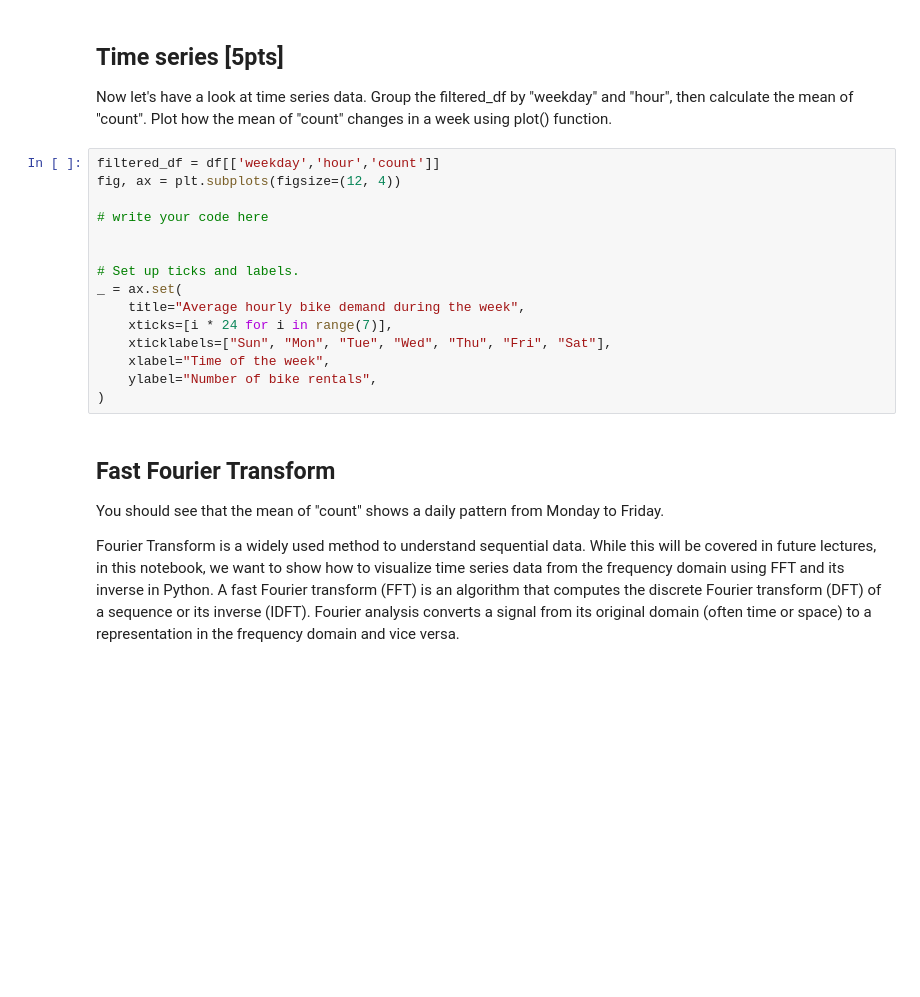
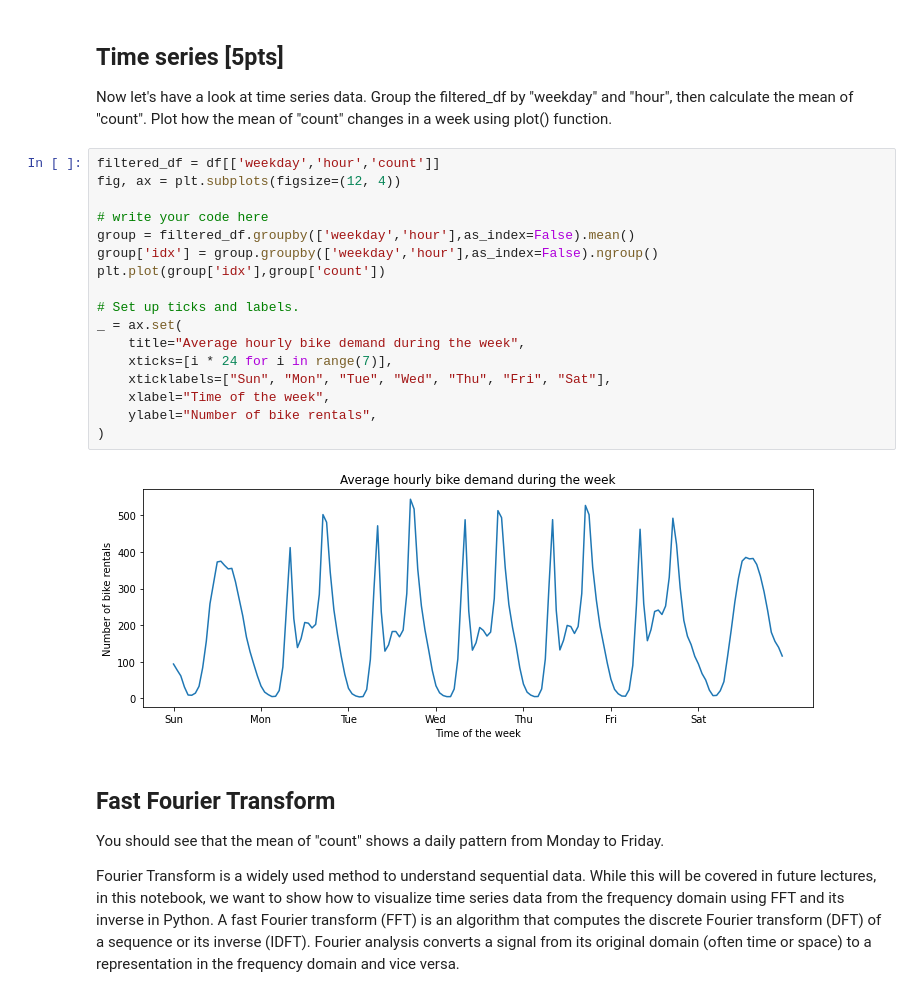
Before and after one commit to Maggiemajiii/BUCS365, a Jupyter notebook: HWs/hw1/HW1coding.ipynb, the cells around one changed output. Drawn from its saved outputs; the diff is of its cells as text; blank space fills up the shorter version.

```diff
--- a/HWs/hw1/HW1coding.ipynb
+++ b/HWs/hw1/HW1coding.ipynb
@@ -137,18 +139,22 @@ Now let's have a look at time series data. Group the filtered_df by "weekday" an
 # %%
 filtered_df = df[['weekday','hour','count']]
 fig, ax = plt.subplots(figsize=(12, 4))
 
 # write your code here
-
+group = filtered_df.groupby(['weekday','hour'],as_index=False).mean()
+group['idx'] = group.groupby(['weekday','hour'],as_index=False).ngroup()
+plt.plot(group['idx'],group['count'])
 
 # Set up ticks and labels.
 _ = ax.set(
     title="Average hourly bike demand during the week",
     xticks=[i * 24 for i in range(7)],
     xticklabels=["Sun", "Mon", "Tue", "Wed", "Thu", "Fri", "Sat"],
     xlabel="Time of the week",
     ylabel="Number of bike rentals",
 )
+# %% [output]
+[figure, added]
 # %% [markdown]
 ## Fast Fourier Transform
 
```
Also changed, not shown: parts of 1 cell of this notebook, 2 other files.
